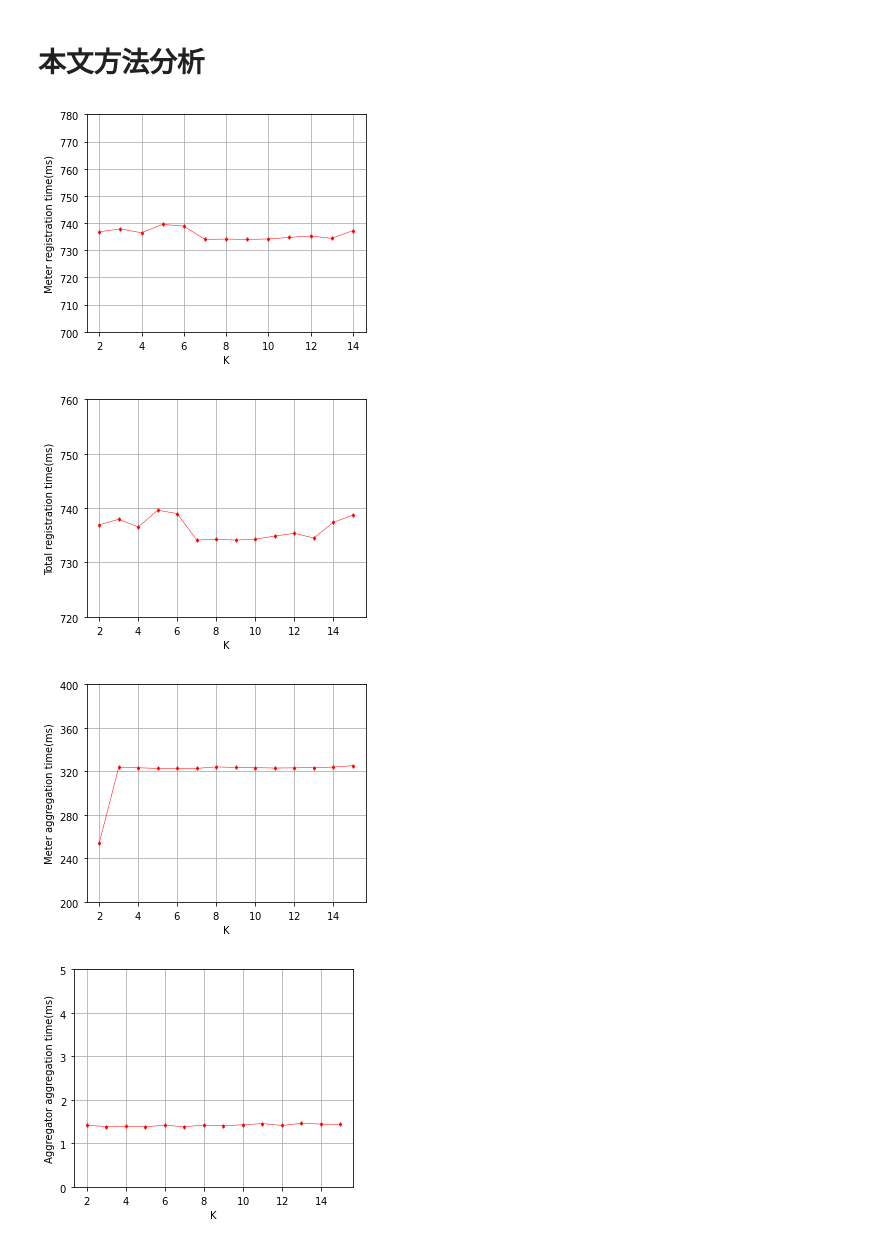
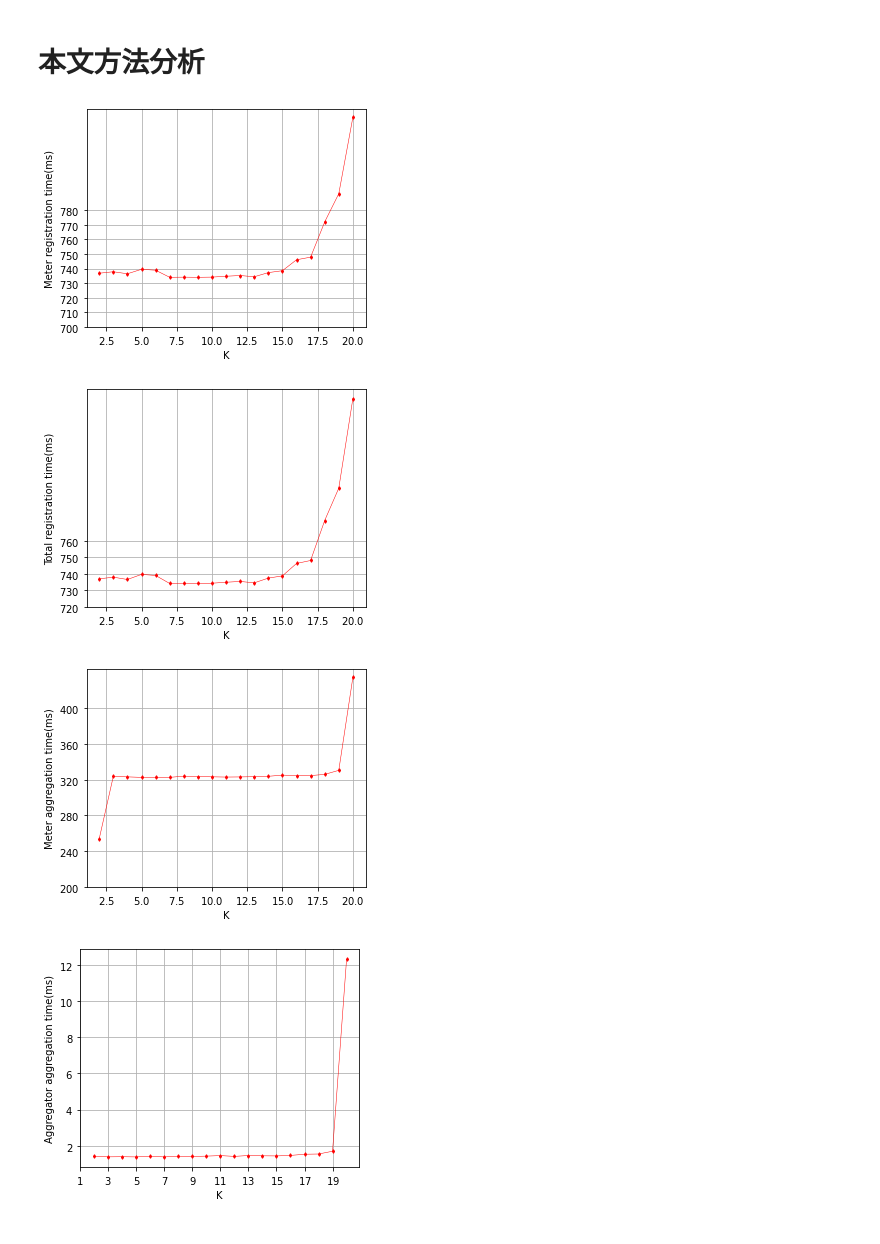
Before and after one commit to SevenBruce/CirAggregation, a Jupyter notebook: python/experments_fig.ipynb, the cells around one changed output. Drawn from its saved outputs; the diff is of its cells as text; code cells hidden in the pictures.

```diff
--- a/python/experments_fig.ipynb
+++ b/python/experments_fig.ipynb
@@ -262,30 +263,31 @@ plt.show()
 # 本文方法分析
 # %%
 # k anonymous register meter
+kMax = 21
 
-k = [k for k in range(2,15)]
-k_anony_f = ['meterRegTime_' + str(k) for k in range(2, 15)]
+k = [k for k in range(2,kMax)]
+k_anony_f = ['meterRegTime_' + str(k) for k in range(2, kMax)]
 m_num = 20
 k_y = [avg_df_midx.loc[('raspberrypi', 'cir', f, m_num), 'meter_time']/1e6 for f in k_anony_f]
 
 plt.plot(k, k_y, marker=markers[3], color='r')
 
 plt.xlabel('K')
 plt.ylabel('Meter registration time(ms)')
 plt.ticklabel_format(axis='y', style='sci', scilimits=(-4, 3))
 plt.grid()
 plt.yticks(range(700, 790, 10))
 # plt.xticks(range(1,8))
 plt.savefig('figs/meter_k_meter_register.svg')
 plt.show()
 # %% [output]
-[figure, old version]
+[figure, new version]
 # %%
 # 注册阶段 总时间
 # k anonymous register total
 
-k = [k for k in range(2, 16)]
-k_anony_f = ['meterRegTime_' + str(k) for k in range(2, 16)]
+k = [k for k in range(2, kMax)]
+k_anony_f = ['meterRegTime_' + str(k) for k in range(2, kMax)]
 m_num = 20
 k_y = []
 for fname in k_anony_f:
@@ -305,13 +307,12 @@ plt.savefig('figs/total_k_total_reg.svg')
 
 plt.show()
 # %% [output]
-[figure, old version]
+[figure, new version]
 # %%
 #聚合阶段
 # k anonymous report merter
-
-k = [k for k in range(2,16)]
-k_anony_f = ['meterRepTime_' + str(k) for k in range(2, 16)]
+k = [k for k in range(2,kMax)]
+k_anony_f = ['meterRepTime_' + str(k) for k in range(2, kMax)]
 m_num = 20
 k_y = [avg_df_midx.loc[('raspberrypi', 'cir', f, m_num), 'meter_time']/1e6 for f in k_anony_f]
 
@@ -326,11 +327,11 @@ plt.yticks(range(200, 430, 40))
 plt.savefig('figs/meter_k_meter_report.svg')
 plt.show()
 # %% [output]
-[figure, old version]
+[figure, new version]
 # %%
 # k anonymous report aggregator
-k = [k for k in range(2,16)]
-k_anony_f = ['meterRepTime_' + str(k) for k in range(2, 16)]
+k = [k for k in range(2,kMax)]
+k_anony_f = ['meterRepTime_' + str(k) for k in range(2, kMax)]
 m_num = 20
 k_y = [avg_df_midx.loc[('BruceChen', 'cir', f, m_num), 'agg']/1e6 for f in k_anony_f]
 
@@ -340,12 +341,12 @@ plt.xlabel('K')
 plt.ylabel('Aggregator aggregation time(ms)')
 plt.ticklabel_format(axis='y', style='sci', scilimits=(-4, 3))
 plt.grid()
-plt.yticks(range(0, 6))
-# plt.xticks(range(1, 8))
+# plt.yticks(range(0, 6))
+plt.xticks(range(1, kMax, 2))
 plt.savefig('figs/meter_k_agg_report.svg')
 plt.show()
 # %% [output]
-[figure, old version]
+[figure, new version]
 # %%
 # k anonymous report controll
 
```
Also changed, not shown: parts of 7 cells of this notebook, 19 other files.
